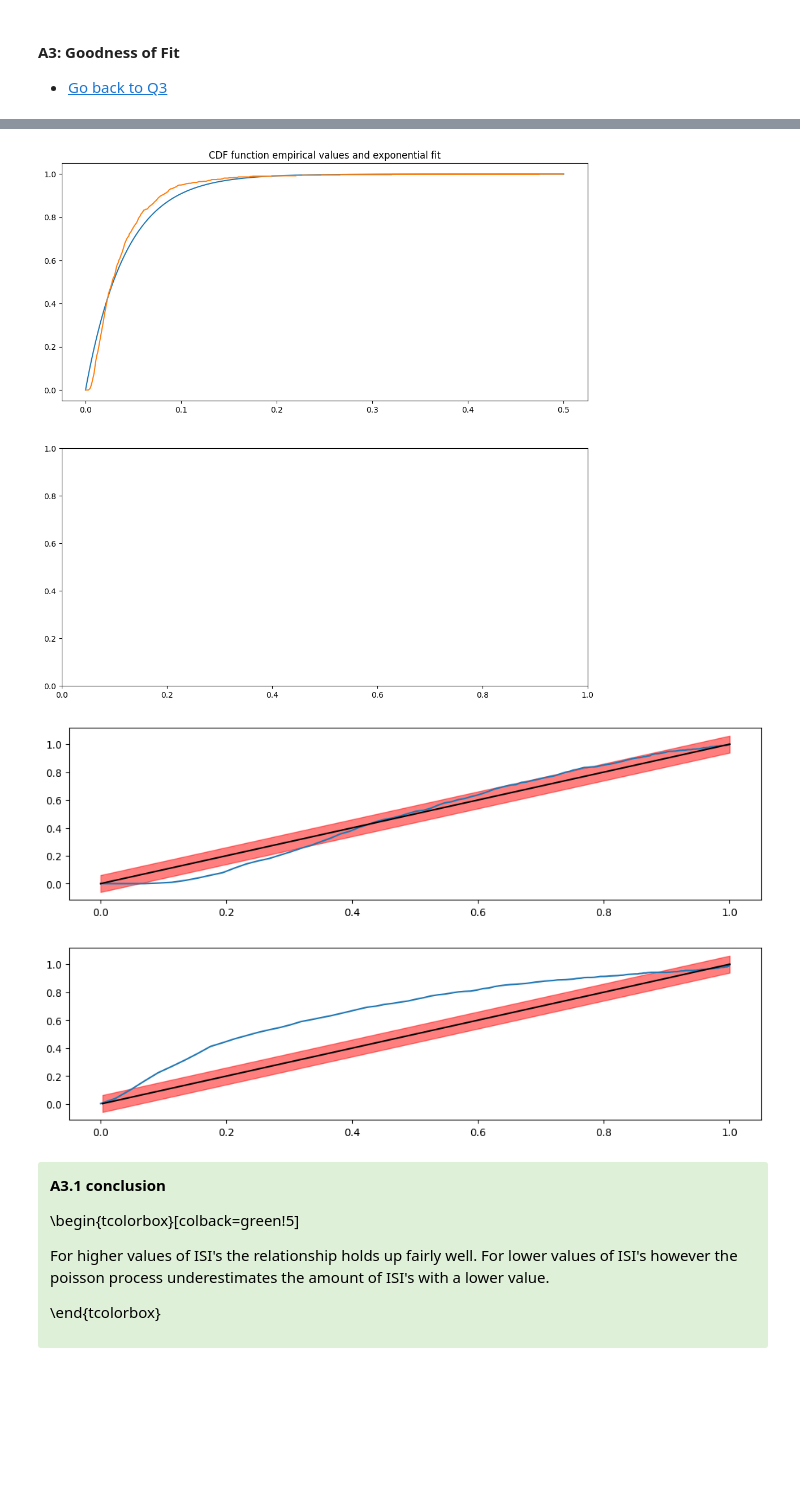
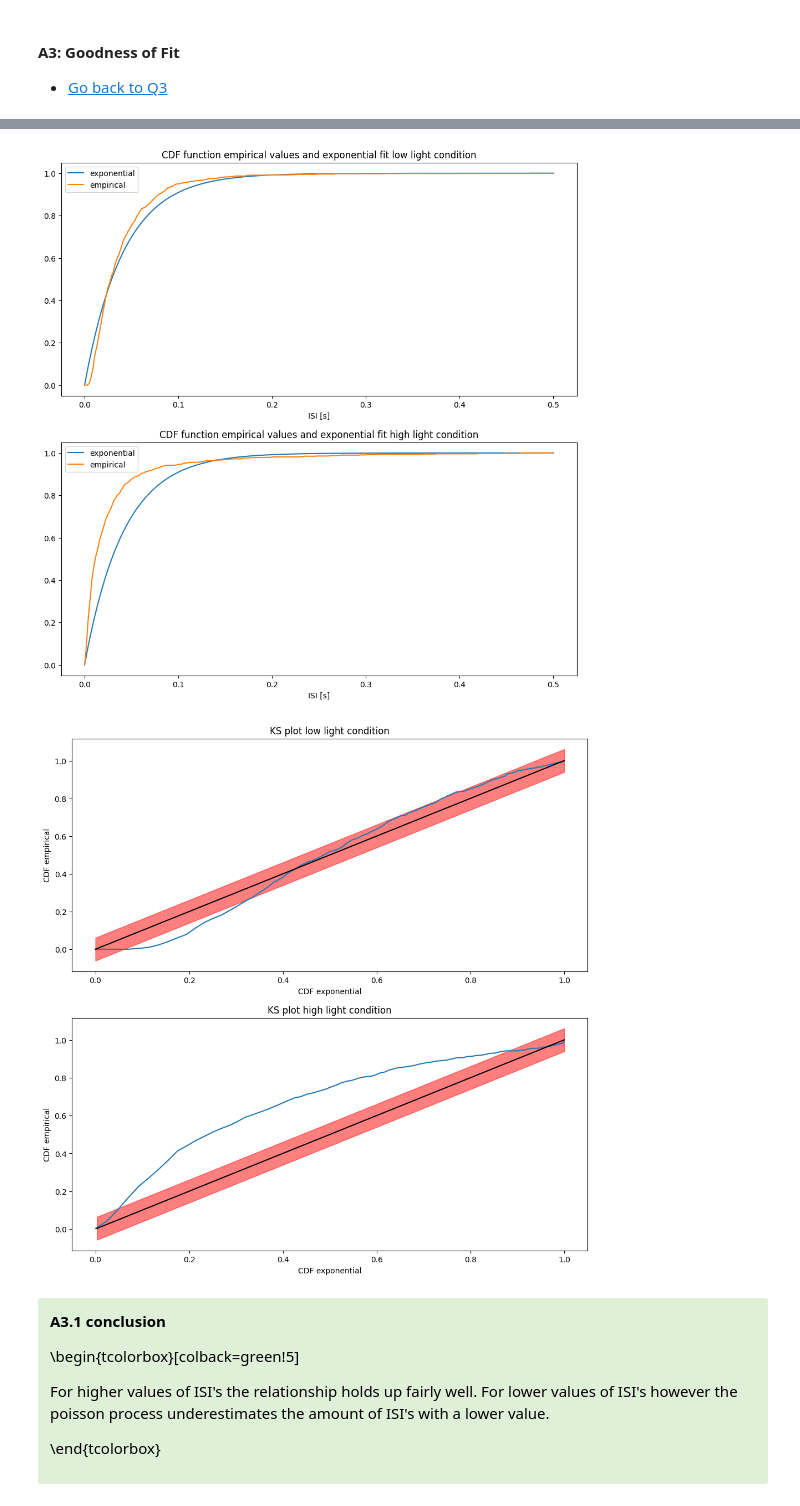
Before and after one commit to RobbeDeMuynck/CN_practicals, a Jupyter notebook: Module 2/Ex2/Module2_Ex2_Group7.ipynb, the cells around one changed output, grey strips where cells are left out. Drawn from its saved outputs; the diff is of its cells as text; code cells hidden in the pictures; blank space fills up the shorter version.

Commit message:
some plots and answers

```diff
--- a/Module 2/Ex2/Module2_Ex2_Group7.ipynb
+++ b/Module 2/Ex2/Module2_Ex2_Group7.ipynb
@@ -502,11 +504,15 @@ Lambdas_low = 24
 exp_pdf_low = Lambdas_low*np.exp(-Lambdas_low*bin_edges)
 ax1.plot(bin_edges, exp_pdf_low, label='exp fit')
 ax1.set_title('Histogram + fit of ISI low light histogram')
+ax1.set_xlabel('ISI [s]')
+ax1.set_ylabel('Count')
 prob_density_high, bins_high, _ = ax2.hist(ISI_high, bin_edges, density=True, label='ISI')
 Lambda_high = 31
 exp_pdf_high = Lambda_high*np.exp(-Lambda_high*bin_edges)
 ax2.plot(bin_edges, exp_pdf_high, label='exp fit')
 ax2.set_title('Histogram + fit of ISI high light histogram')
+ax2.set_xlabel('ISI [s]')
+ax2.set_ylabel('Count')
 ax1.legend()
 ax2.legend()
 plt.show()
@@ -520,20 +526,24 @@ Lambda_low = 24
 CDF_exp_low = 1 - np.exp(-Lambda_low*bin_edges)
 
 fig, (ax1,ax2) = plt.subplots(2,1,figsize=(12,12))
-ax1.plot(bin_edges, CDF_exp_low)
-ax1.set_title('CDF function empirical values and exponential fit')
-ax1.set_xlabel('')
+ax1.plot(bin_edges, CDF_exp_low, label='exponential')
+ax1.set_title('CDF function empirical values and exponential fit low light condition')
+ax1.set_xlabel('ISI [s]')
+
 CDF_emp_low = np.cumsum(prob_density_low)*0.001 # multiply with binwidth, 1ms
-ax1.plot(bin_edges[:-1], CDF_emp_low)
-plt.show()
+ax1.plot(bin_edges[:-1], CDF_emp_low, label='empirical')
+ax1.legend()
 
 
 # for high light condition
 Lambda_high = 24
 CDF_exp_high = 1 - np.exp(-Lambda_high*bin_edges)
-ax2.plot(bin_edges, CDF_exp_high)
+ax2.plot(bin_edges, CDF_exp_high, label='exponential')
 CDF_emp_high = np.cumsum(prob_density_high)*0.001 # multiply with binwidth, 1ms
-ax2.plot(bin_edges[:-1], CDF_emp_high)
+ax2.plot(bin_edges[:-1], CDF_emp_high, label='empirical')
+ax2.set_title('CDF function empirical values and exponential fit high light condition')
+ax2.set_xlabel('ISI [s]')
+ax2.legend()
 plt.show()
 
 
@@ -541,14 +551,21 @@ plt.show()
 ##  Q3.3 solution   ##
 ######################
 N_low = len(CDF_emp_low)
-plt.plot(CDF_exp_low[:-1], CDF_emp_low)
-plt.plot(CDF_emp_low,CDF_emp_low, 'k')
-plt.fill_between(CDF_emp_low, CDF_emp_low+1.36/np.sqrt(N_low), CDF_emp_low-1.36/np.sqrt(N_low), alpha=0.5, color='r')
-plt.show()
+fig, (ax1,ax2) = plt.subplots(2,1,figsize=(12,12))
+ax1.plot(CDF_exp_low[:-1], CDF_emp_low)
+ax1.plot(CDF_emp_low,CDF_emp_low, 'k')
+ax1.fill_between(CDF_emp_low, CDF_emp_low+1.36/np.sqrt(N_low), CDF_emp_low-1.36/np.sqrt(N_low), alpha=0.5, color='r')
+ax1.set_title('KS plot low light condition')
+ax1.set_ylabel('CDF empirical')
+ax1.set_xlabel('CDF exponential')
 
 N_high = len(CDF_emp_high)
-plt.plot(CDF_exp_high[:-1], CDF_emp_high)
-plt.plot(CDF_emp_high,CDF_emp_high, 'k')
-plt.fill_between(CDF_emp_high, CDF_emp_high+1.36/np.sqrt(N_high), CDF_emp_high-1.36/np.sqrt(N_high), alpha=0.5, color='r')
+ax2.plot(CDF_exp_high[:-1], CDF_emp_high)
+ax2.plot(CDF_emp_high,CDF_emp_high, 'k')
+ax2.fill_between(CDF_emp_high, CDF_emp_high+1.36/np.sqrt(N_high), CDF_emp_high-1.36/np.sqrt(N_high), alpha=0.5, color='r')
+ax2.set_title('KS plot high light condition')
+ax2.set_ylabel('CDF empirical')
+ax2.set_xlabel('CDF exponential')
+
 plt.show()
 # %% [output]
@@ -556,6 +573,5 @@ plt.show()
-[figure, old version]
+[figure, new version]
-[figure, old version]
+[figure, new version]
-[figure, removed]
 # %% [markdown]
 <div class="alert alert-success">
 <span style="color:black">
```
Also changed, not shown: parts of 11 cells of this notebook.
